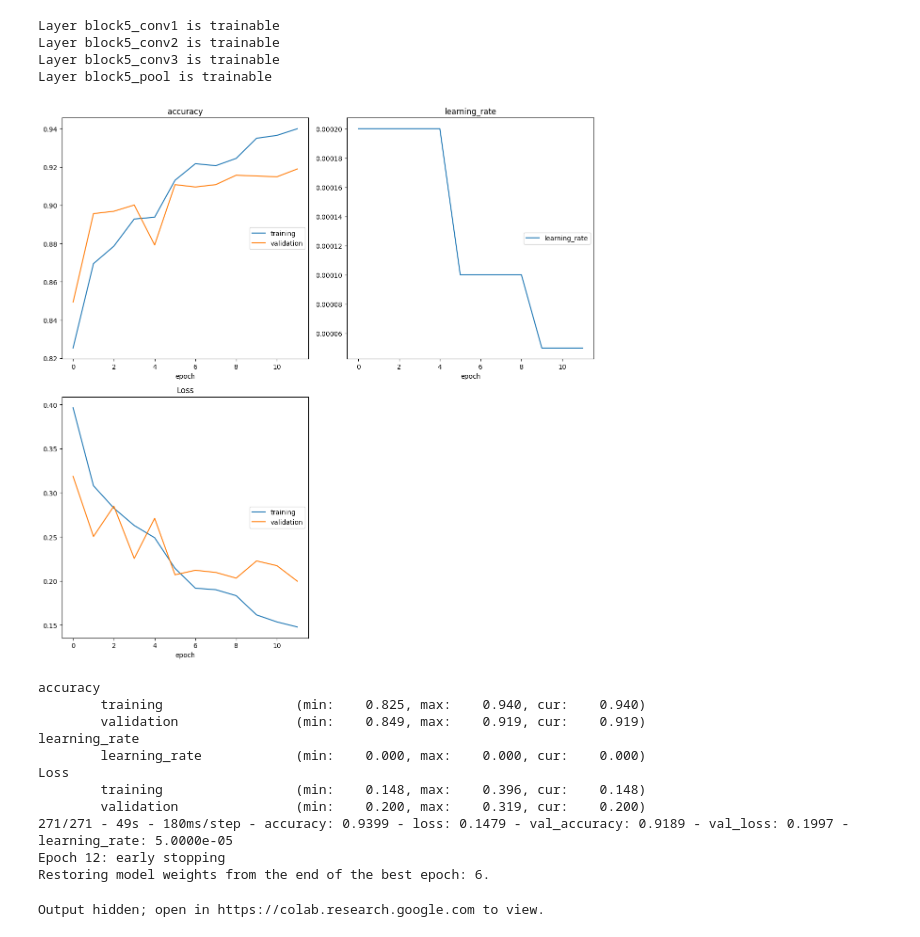
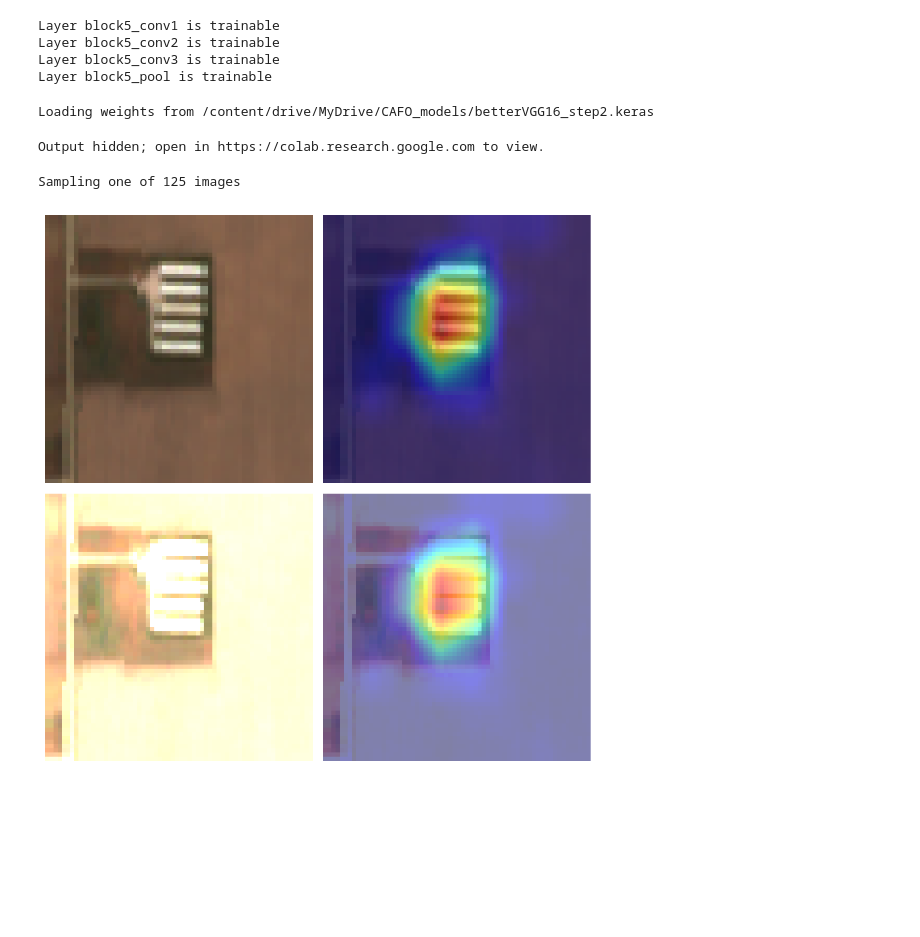
Before and after one commit to rachelemason/CAFO-AI, a Jupyter notebook: 12_betterModel.ipynb, the cells around one changed output. Drawn from its saved outputs; the diff is of its cells as text; code cells hidden in the pictures; blank space fills up the shorter version.

Commit message:
Added gradCAM functionality to 12_betterModel

```diff
--- a/12_betterModel.ipynb
+++ b/12_betterModel.ipynb
@@ -175,7 +178,7 @@ val_datagen = ImageDataGenerator(
 
 input_shape=X_train.shape[1:]
 optimizer=Adam(learning_rate=0.001)
-weights_file = None #f'/content/drive/MyDrive/CAFO_models/better{model_name}_step1.keras'
+weights_file = f'/content/drive/MyDrive/CAFO_models/better{model_name}_step1.keras'
 
 # Load pretrained layers, excluding fully-connected layers
 base_model = use_model(include_top=False,
@@ -234,7 +236,7 @@ es = EarlyStopping(
                   mode='min',
                   restore_best_weights=True,
                   min_delta=0,
-                  patience=6,
+                  patience=4, #reduced from 6
                   verbose=2
                   )
 
@@ -328,8 +317,8 @@ es = EarlyStopping(
                   monitor='val_loss',
                   mode='min',
                   restore_best_weights=True,
-                  min_delta=0.03,
-                  patience=6,
+                  min_delta=0.02, #reduced from 0.03
+                  patience=4, #reduced from 6
                   verbose=2
                   )
 
@@ -350,7 +339,7 @@ Layer block5_conv2 is trainable
 Layer block5_conv3 is trainable
 Layer block5_pool is trainable
 # %%
-weights_file = None #f'/content/drive/MyDrive/CAFO_models/better{model_name}_step2.keras'
+weights_file = f'/content/drive/MyDrive/CAFO_models/better{model_name}_step2.keras'
 
 if weights_file is not None:
   # Skip fine-tuning and proceed to examine results from existing fine-tuned
@@ -374,18 +363,7 @@ else:
                     verbose=2
                     )
 # %% [output]
-[figure, removed]
-accuracy
-        training                 (min:    0.825, max:    0.940, cur:    0.940)
-        validation               (min:    0.849, max:    0.919, cur:    0.919)
-learning_rate
-        learning_rate            (min:    0.000, max:    0.000, cur:    0.000)
-Loss
-        training                 (min:    0.148, max:    0.396, cur:    0.148)
-        validation               (min:    0.200, max:    0.319, cur:    0.200)
-271/271 - 49s - 180ms/step - accuracy: 0.9399 - loss: 0.1479 - val_accuracy: 0.9189 - val_loss: 0.1997 - learning_rate: 5.0000e-05
-Epoch 12: early stopping
-Restoring model weights from the end of the best epoch: 6.
+Loading weights from /content/drive/MyDrive/CAFO_models/betterVGG16_step2.keras
 # %%
 results_ft = utils.get_predictions(model, X_test, y_test, model_name, metadata_test)
 
@@ -397,0 +474,16 @@ Output hidden; open in https://colab.research.google.com to view.
+# %%
+# Define the last convolutional layer based on the model type
+last_conv_layer_name = 'block4_conv3' if use_model == VGG16 else 'top_conv'
+
+# Get a test image
+prediction = 0
+label = 0
+image, preprocessed_image = select_test_image(prediction, label, (0.5, 1.0))
+
+# Create and display its Grad-CAM heatmap
+heatmap = get_gradcam_heatmap(model, preprocessed_image, last_conv_layer_name,\
+                              prediction)
+display_gradcam(image, heatmap, alpha=0.5)
+# %% [output]
+Sampling one of 125 images
+[figure, added]
```
Also changed, not shown: parts of 7 cells of this notebook.
